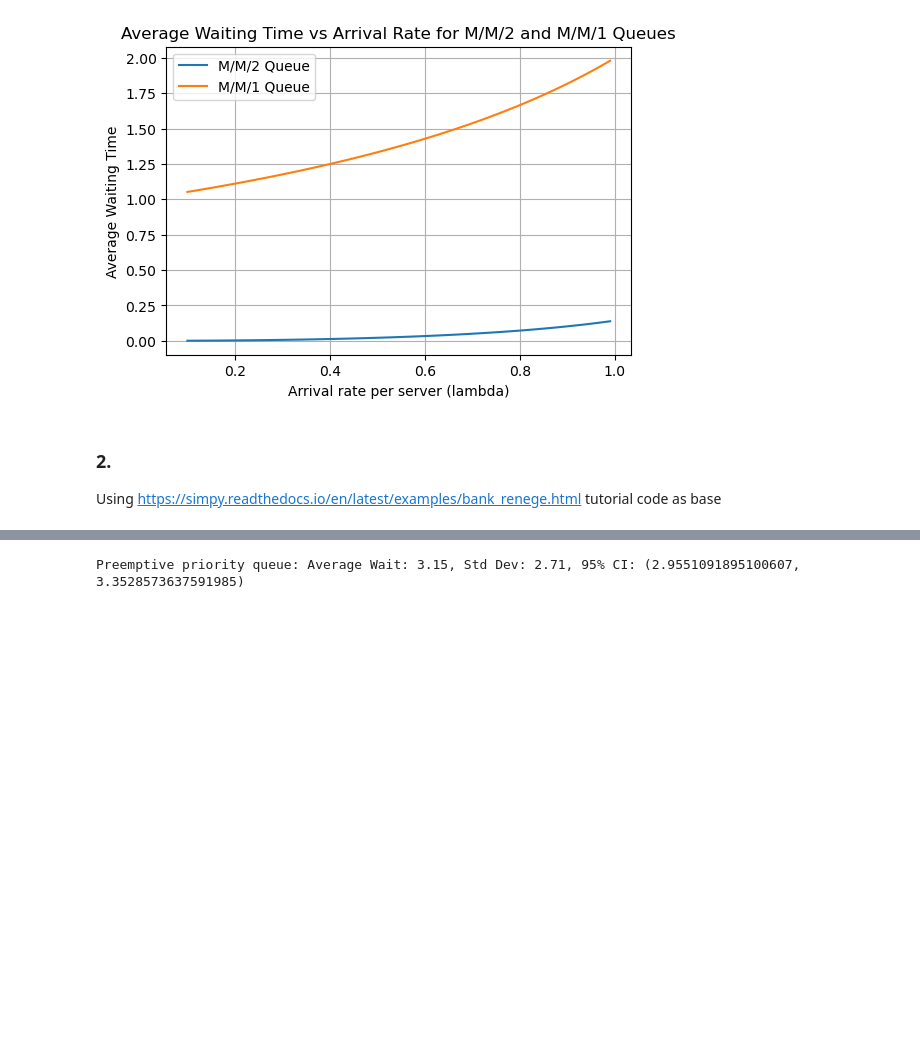
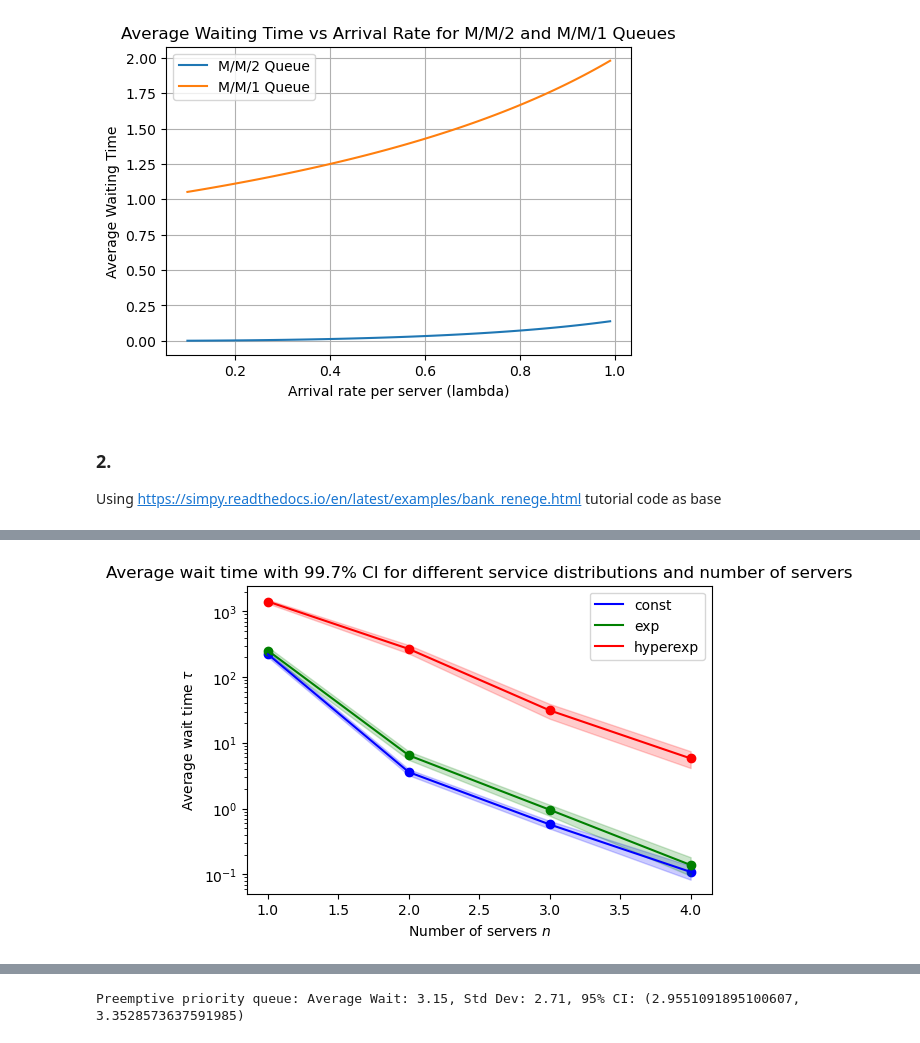
Before and after one commit to jonas4climate/ss-assignment-2, a Jupyter notebook: CalvinLaw_11306734_RaymondZhang_14865904_JonasSchaefer_14039982_2.ipynb, the cells around one changed output, grey strips where cells are left out. Cells and saved outputs as stored; diff of their text form; code cells hidden in the pictures; blank space fills up the shorter version.

```diff
--- a/CalvinLaw_11306734_RaymondZhang_14865904_JonasSchaefer_14039982_2.ipynb
+++ b/CalvinLaw_11306734_RaymondZhang_14865904_JonasSchaefer_14039982_2.ipynb
@@ -10,6 +10,7 @@ import heapq
 from scipy import stats
 from scipy.stats import t, sem
 # %%
+COLORS = ['blue', 'green', 'red', 'cyan', 'magenta', 'yellow', 'black', 'purple', 'pink', 'brown', 'orange']
 SAVE_DIR = 'media'
 os.makedirs(SAVE_DIR, exist_ok=True)
 RANDOM_SEED = 42
@@ -419,3 +392,60 @@ Servers: 5, Average Waiting Time: 1.50, Std Dev: 1.51, 95% CI: lower 1.20e+00 |
+# %%
+def simulate_experiments_by_service_pdfs(arrival_pdf='exp', service_pdfs=['const, exp, hyperexp'], n=[1, 4]):
+    """Run the simulations with provided parameters and return the average waiting times"""
+    data_wait_times = {n: {s_pdf: [] for s_pdf in service_pdfs} for n in ns}
+    means = {n: {s_pdf: [] for s_pdf in service_pdfs} for n in ns}
+    for n in ns:
+        for s_pdf in service_pdfs:
+            for i in range(N_SIM):
+                random.seed(RANDOM_SEED+i) # Same seed for reproducibility
+                env = simpy.Environment()
+                counters = simpy.Resource(env, capacity=n)
+                wait_times = []
+                env.process(source(env, N_CUSTOMERS, ARRIVAL_INTERVAL, counters, wait_times, arrival_pdf=arrival_pdf, service_pdf=s_pdf, service_time=SERVICE_TIME))
+                env.run()
+                data_wait_times[n][s_pdf].append(wait_times)
+                means[n][s_pdf].append(np.mean(wait_times))
+                data_wait_times[n][s_pdf].append(np.mean(wait_times))
+    return data_wait_times, means
+# %%
+ns = [1, 2, 3, 4]
+service_pdfs = ['const', 'exp', 'hyperexp']
+wait_times, means = simulate_experiments_by_service_pdfs(arrival_pdf='exp', service_pdfs=service_pdfs, n=ns)
+
+def get_statistics_2d(means, print_results=True):
+    """Calculate average, standard deviation, and 95% confidence interval for each simulation"""
+    avgs, stds, conf_intervals = {}, {}, {}
+    for n, s_pdfs in means.items():
+        avgs[n], stds[n], conf_intervals[n] = {}, {}, {}
+        for s_pdf, times in s_pdfs.items():
+            avg_wait_time = np.mean(times)
+            avgs[n][s_pdf] = avg_wait_time
+            std_dev = np.std(times)
+            stds[n][s_pdf] = std_dev
+            conf_interval = st.t.interval(0.997, len(times)-1, loc=avg_wait_time, scale=st.sem(times))
+            conf_intervals[n][s_pdf] = conf_interval
+            if print_results:
+                c_low, c_high = conf_interval
+                print(f'n={n}, {s_pdf}, mean waiting time: {avg_wait_time:.2f}, std dev: {std_dev:.2f}, 95% CI ({c_low:.2e} | {c_high:.2e})')
+    return avgs, stds, conf_intervals
+
+avgs, stds, conf_intervals = get_statistics_2d(means, print_results=False)
+
+plt.figure(figsize=(6, 4))
+for i, s_pdf in enumerate(service_pdfs):
+    avg_wait_times = [avgs[n][s_pdf] for n in ns]
+    conf_intervals_n = np.array([conf_intervals[n][s_pdf] for n in ns]).T
+    plt.plot(ns, avg_wait_times, label=f'{s_pdf}', color=COLORS[i])
+    plt.scatter(ns, avg_wait_times, color=COLORS[i])
+    plt.fill_between(ns, conf_intervals_n[0], conf_intervals_n[1], alpha=0.2, color=COLORS[i])
+plt.xlabel('Number of servers $n$')
+plt.ylabel('Average wait time $\\tau$')
+plt.yscale('log')
+plt.title('Average wait time with 99.7% CI for different service distributions and number of servers')
+plt.legend()
+plt.show()
+# %% [output]
+[figure, added]
 # %%
 ns = np.arange(1, 10, dtype=int)
 # Calculate waiting times for each value of lambda
```
Also changed, not shown: parts of 13 cells of this notebook.
